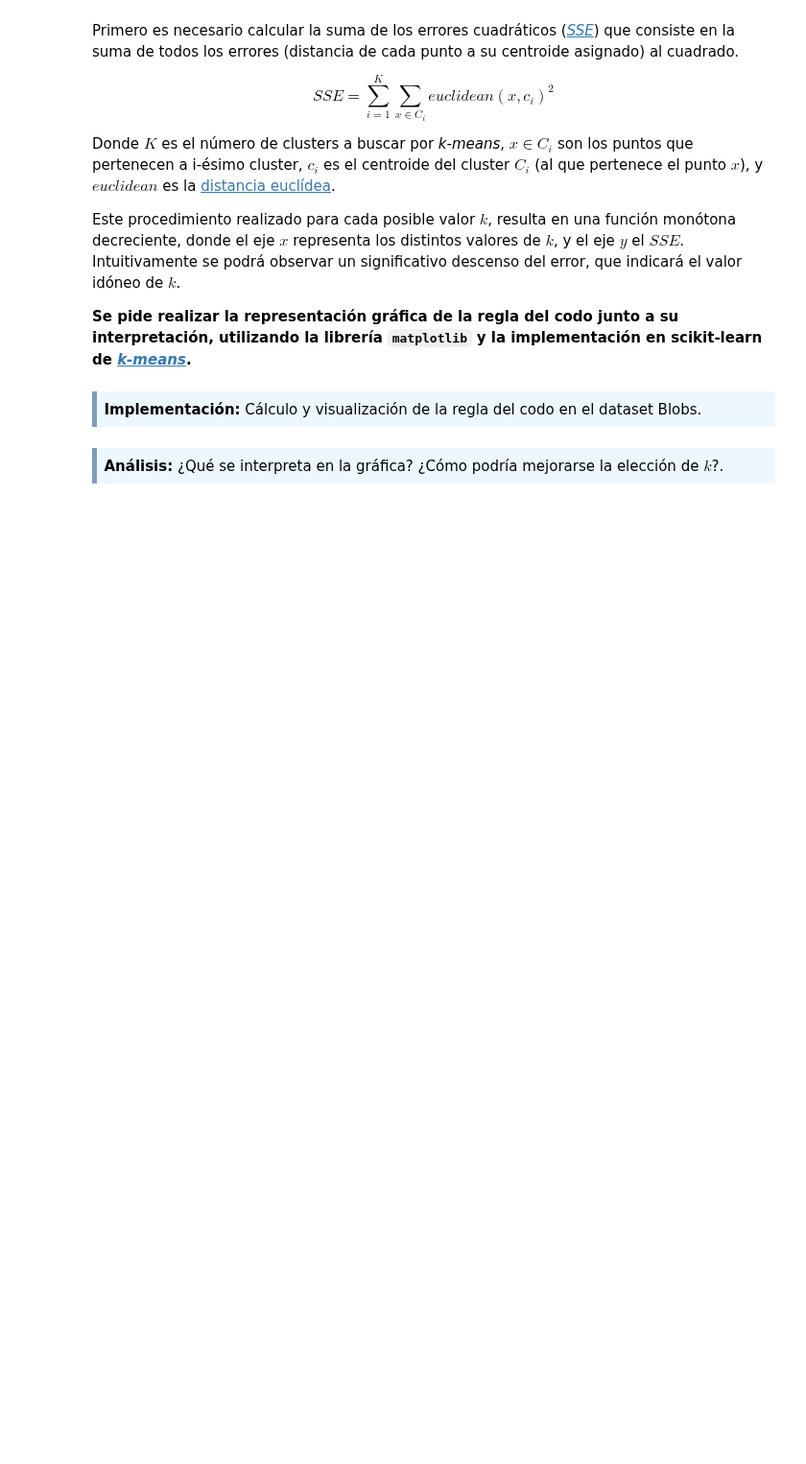
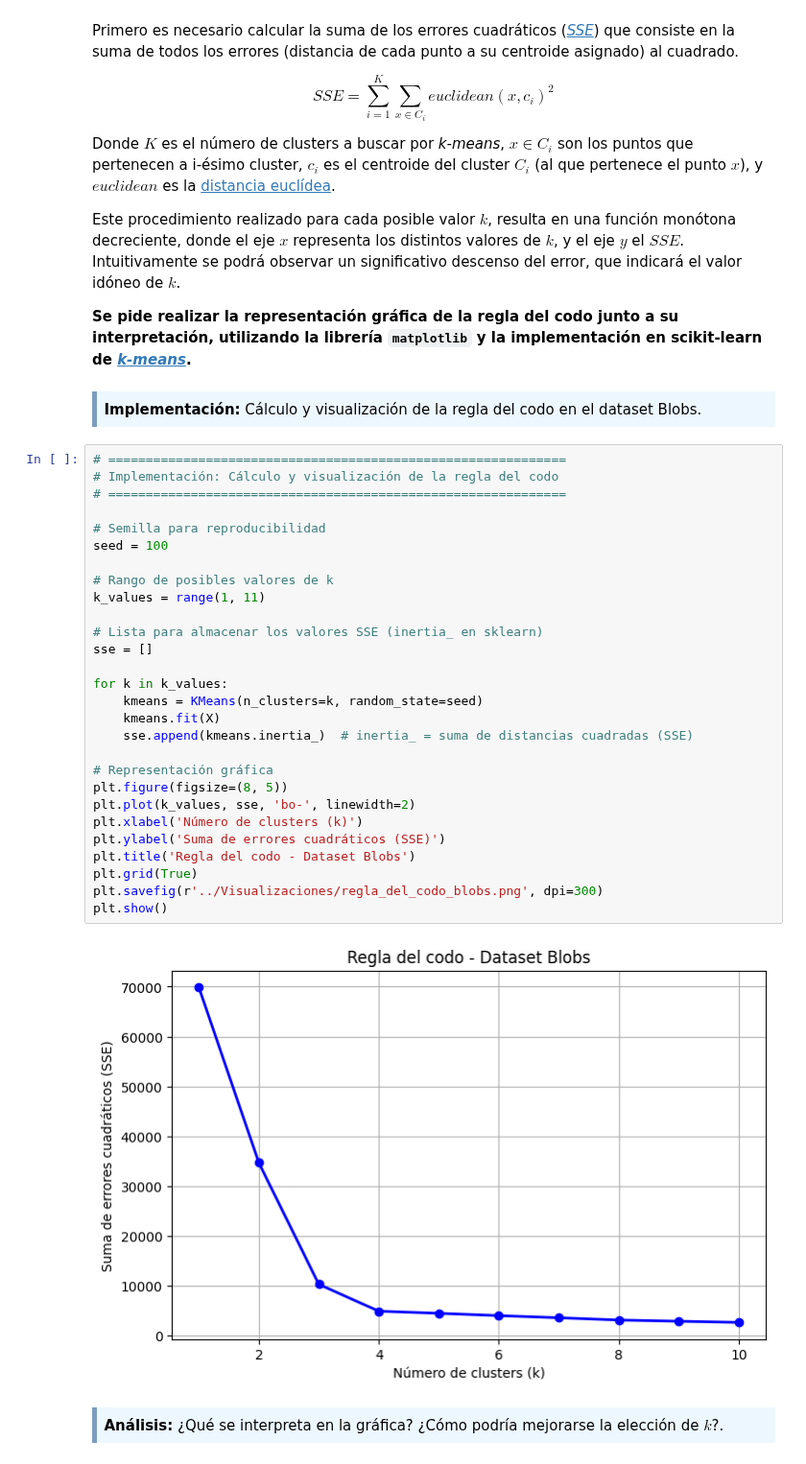
Before and after one commit to JulioUQ/Aprendizaje-automatico-con-python, a Jupyter notebook: Bloque 2 - Métodos no supervisados/PEC/M2.891_20251_PEC2-UbedaQuesadaJulio .ipynb, the cells around one changed output. Shown at 96% size. Saved outputs shown, nothing was run; the diff lists cells and outputs as text; blank space fills up the shorter version.

Commit message:
Ejercicio 1 completo, a falta de la explicacion de los dendogramas jerarquicos junto a sus clusteres
Signed-off-by: JulioUQ <julioubedaquesada@gmail.com>

```diff
--- a/Bloque 2 - Métodos no supervisados/PEC/M2.891_20251_PEC2-UbedaQuesadaJulio .ipynb
+++ b/Bloque 2 - Métodos no supervisados/PEC/M2.891_20251_PEC2-UbedaQuesadaJulio .ipynb
@@ -125,6 +118,36 @@ Este procedimiento realizado para cada posible valor $k$, resulta en una funció
 <div style="background-color: #EDF7FF; border-color: #7C9DBF; border-left: 5px solid #7C9DBF; padding: 0.5em;">
 <strong>Implementación:</strong> Cálculo y visualización de la regla del codo en el dataset Blobs.
 </div>
+# %%
+# =============================================================
+# Implementación: Cálculo y visualización de la regla del codo
+# =============================================================
+
+# Semilla para reproducibilidad
+seed = 100
+
+# Rango de posibles valores de k
+k_values = range(1, 11)
+
+# Lista para almacenar los valores SSE (inertia_ en sklearn)
+sse = []
+
+for k in k_values:
+    kmeans = KMeans(n_clusters=k, random_state=seed)
+    kmeans.fit(X)
+    sse.append(kmeans.inertia_)  # inertia_ = suma de distancias cuadradas (SSE)
+
+# Representación gráfica
+plt.figure(figsize=(8, 5))
+plt.plot(k_values, sse, 'bo-', linewidth=2)
+plt.xlabel('Número de clusters (k)')
+plt.ylabel('Suma de errores cuadráticos (SSE)')
+plt.title('Regla del codo - Dataset Blobs')
+plt.grid(True)
+plt.savefig(r'../Visualizaciones/regla_del_codo_blobs.png', dpi=300)
+plt.show()
+# %% [output]
+[figure, added]
 # %% [markdown]
 <div style="background-color: #EDF7FF; border-color: #7C9DBF; border-left: 5px solid #7C9DBF; padding: 0.5em;">
 <strong>Análisis:</strong> ¿Qué se interpreta en la gráfica? ¿Cómo podría mejorarse la elección de $k$?.
```
Also changed, not shown: parts of 25 cells of this notebook, 14 other files.
